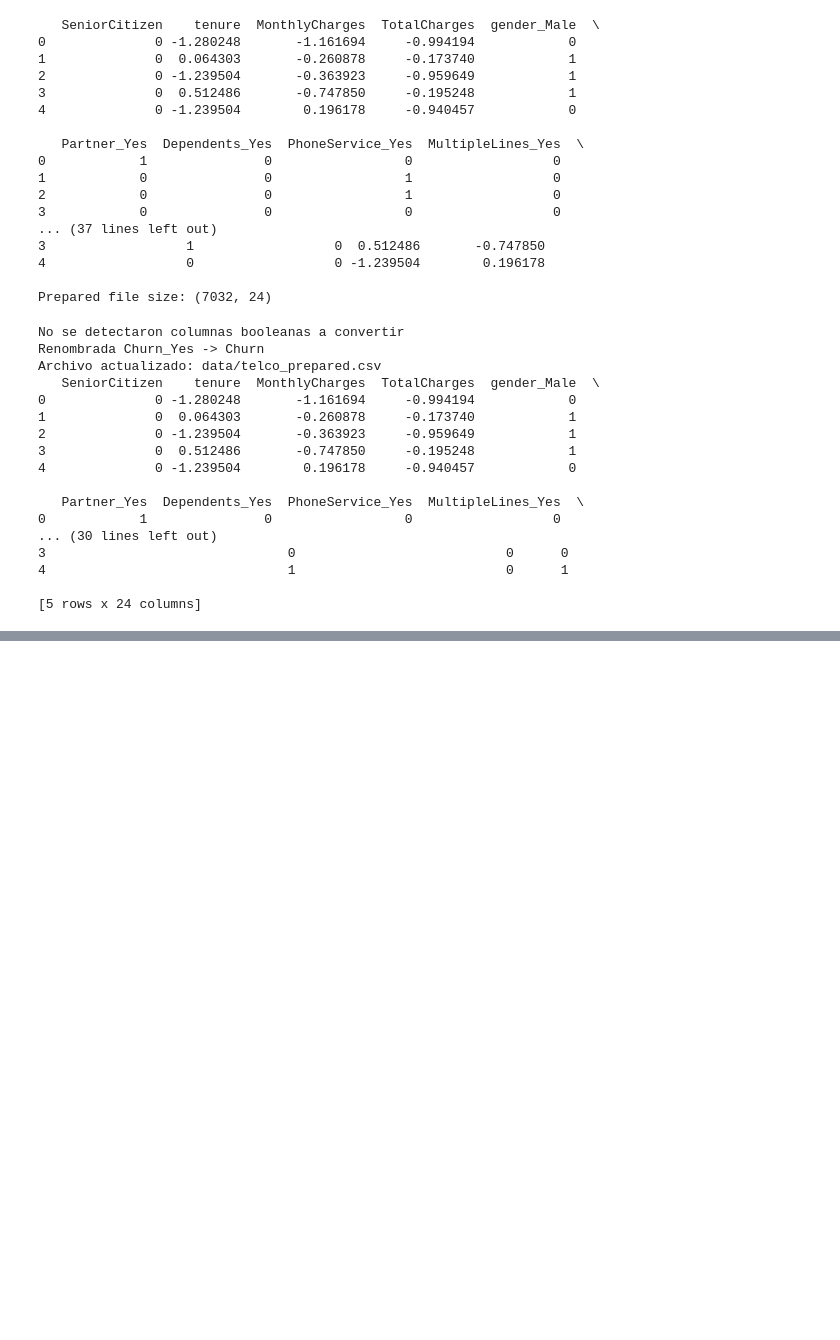
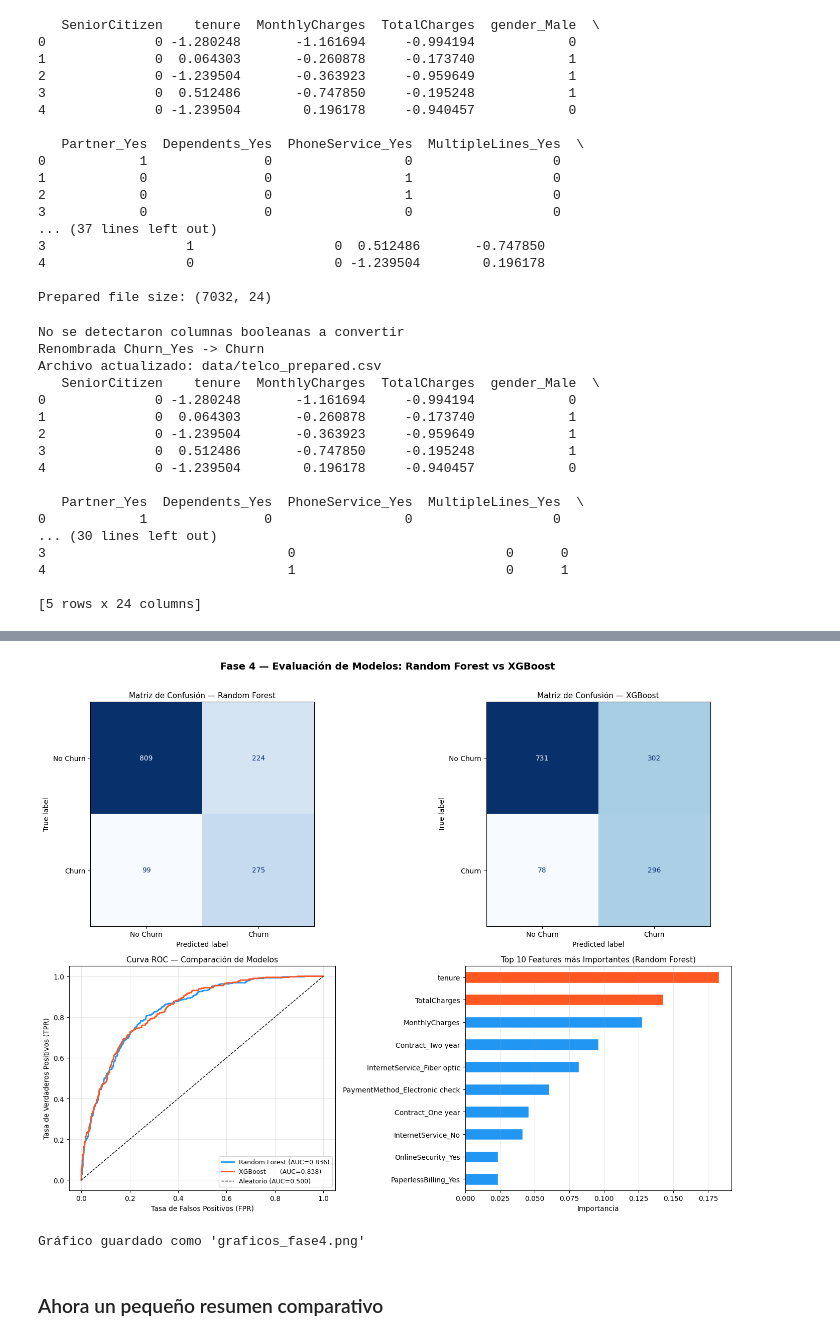
Before and after one commit to Vane2005/DS-Project4, a Jupyter notebook: proyecto4-CRISP-DM.ipynb, the cells around one changed output, grey strips where cells are left out. Cells and saved outputs as stored; diff of their text form; code cells hidden in the pictures; blank space fills up the shorter version.

Commit message:
ADD: Modelos. Random forest y XGBoost

```diff
--- a/proyecto4-CRISP-DM.ipynb
+++ b/proyecto4-CRISP-DM.ipynb
@@ -794,0 +864,18 @@ Archivo actualizado: data/telco_prepared.csv
+# %%
+rf = RandomForestClassifier(
+    n_estimators=100,      # número de árboles
+    max_depth=10,          # profundidad máxima para evitar sobreajuste
+    class_weight="balanced",
+    random_state=42,
+    n_jobs=-1              # usa todos los núcleos disponibles
+)
+
+rf.fit(X_train, y_train)
+y_pred_rf = rf.predict(X_test)
+y_prob_rf = rf.predict_proba(X_test)[:, 1]
+
+print("\n" + "="*50)
+print("RESULTADOS — Random Forest")
+print("="*50)
+print(classification_report(y_test, y_pred_rf, target_names=["No Churn", "Churn"]))
+print(f"AUC-ROC: {roc_auc_score(y_test, y_prob_rf):.4f}")
@@ -794,0 +939,54 @@ Archivo actualizado: data/telco_prepared.csv
+# %%
+fig, axes = plt.subplots(2, 2, figsize=(14, 11))
+fig.suptitle("Fase 4 — Evaluación de Modelos: Random Forest vs XGBoost",
+             fontsize=14, fontweight="bold", y=1.01)
+
+# ── Gráfico 1: Matrices de Confusión ─────────────────────────
+for ax, y_pred, titulo in zip(
+    [axes[0, 0], axes[0, 1]],
+    [y_pred_rf, y_pred_xgb],
+    ["Random Forest", "XGBoost"]
+):
+    cm = confusion_matrix(y_test, y_pred)
+    disp = ConfusionMatrixDisplay(confusion_matrix=cm,
+                                   display_labels=["No Churn", "Churn"])
+    disp.plot(ax=ax, colorbar=False, cmap="Blues")
+    ax.set_title(f"Matriz de Confusión — {titulo}", fontsize=11)
+
+# ── Gráfico 2: Curva ROC comparativa ─────────────────────────
+ax_roc = axes[1, 0]
+for y_prob, label, color in [
+    (y_prob_rf,  f"Random Forest (AUC={roc_auc_score(y_test, y_prob_rf):.3f})",  "#2196F3"),
+    (y_prob_xgb, f"XGBoost       (AUC={roc_auc_score(y_test, y_prob_xgb):.3f})", "#FF5722"),
+]:
+    fpr, tpr, _ = roc_curve(y_test, y_prob)
+    ax_roc.plot(fpr, tpr, label=label, color=color, linewidth=2)
+
+ax_roc.plot([0, 1], [0, 1], "k--", linewidth=1, label="Aleatorio (AUC=0.500)")
+ax_roc.set_xlabel("Tasa de Falsos Positivos (FPR)")
+ax_roc.set_ylabel("Tasa de Verdaderos Positivos (TPR)")
+ax_roc.set_title("Curva ROC — Comparación de Modelos", fontsize=11)
+ax_roc.legend(loc="lower right", fontsize=9)
+ax_roc.grid(alpha=0.3)
+
+# ── Gráfico 3: Importancia de Features (Top 10) ───────────────
+ax_imp = axes[1, 1]
+# Tomamos las top 10 features del Random Forest
+feat_imp = pd.Series(rf.feature_importances_, index=X.columns)
+top10 = feat_imp.sort_values(ascending=True).tail(10)
+
+colors = ["#FF5722" if v >= top10.max() * 0.7 else "#2196F3" for v in top10.values]
+top10.plot(kind="barh", ax=ax_imp, color=colors, edgecolor="white")
+ax_imp.set_title("Top 10 Features más Importantes (Random Forest)", fontsize=11)
+ax_imp.set_xlabel("Importancia")
+ax_imp.grid(axis="x", alpha=0.3)
+
+plt.tight_layout()
+plt.savefig("graficos_fase4.png", dpi=150, bbox_inches="tight")
+plt.show()
+print("\nGráfico guardado como 'graficos_fase4.png'")
+# %% [output]
+[figure, added]
+Gráfico guardado como 'graficos_fase4.png'
+# %% [markdown]
+### Ahora un pequeño resumen comparativo
```
Also changed, not shown: parts of 15 cells of this notebook, 2 other files.
